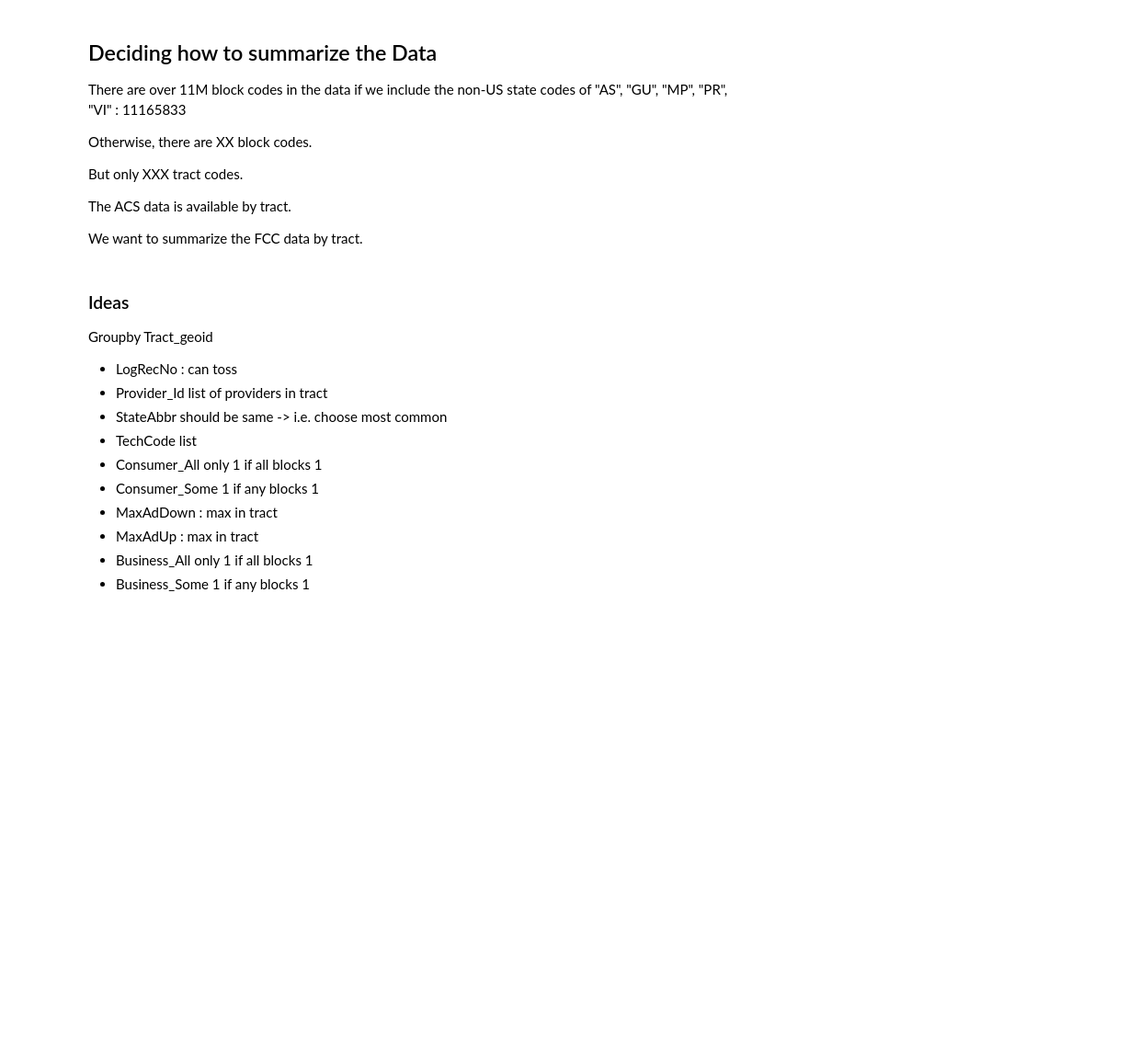
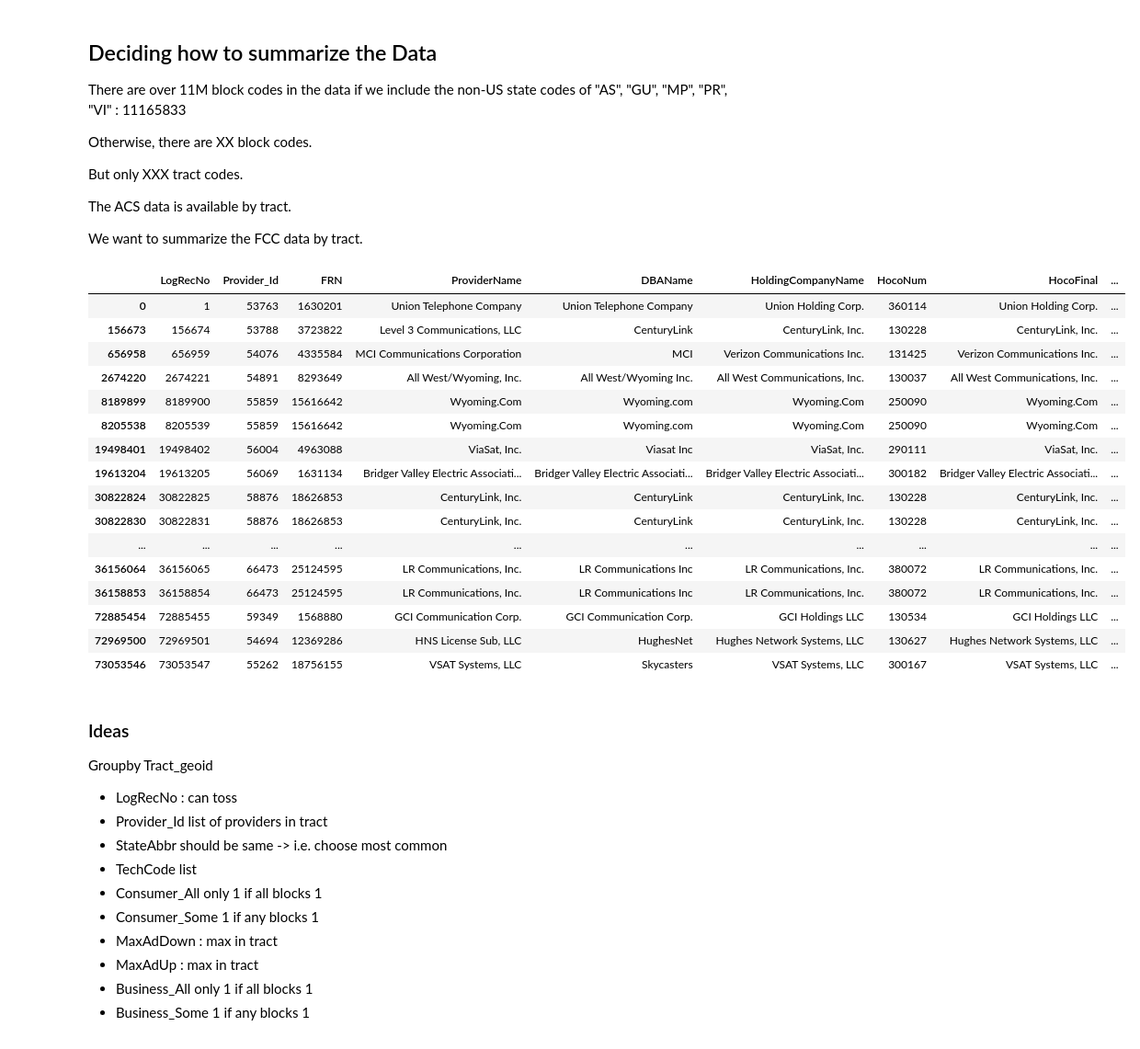
Before and after one commit to jcweaver/broadband-capstone, a Jupyter notebook: notebooks/FCC.ipynb, the cells around one changed output. Shown: that part at 92% size. Cells and saved outputs as stored; diff of their text form; code cells hidden in the pictures; blank space fills up the shorter version.

```diff
--- a/notebooks/FCC.ipynb
+++ b/notebooks/FCC.ipynb
@@ -112,0 +95,8 @@ See the caveats in the documentation: https://pandas.pydata.org/pandas-docs/stab
+# %%
+## Now that we have a tract ID, we can drop the BlockCode column
+
+newdf = df.drop("BlockCode", axis="columns")
+
+## Now that we have dropped the BlockCode column, we can drop duplicate rows (i.e. same provider info in a tract)
+newdf = newdf.drop_duplicates(subset = ["Provider_Id", "ProviderName", "DBAName", "TechCode", "Consumer", "Business",
+                                       "MaxAdDown", "MaxAdUp", "tract_geoid"])
@@ -113 +118,11 @@ See the caveats in the documentation: https://pandas.pydata.org/pandas-docs/stab
+# %%
+## Add some booleans for categories we care about
+
+newdf["Faster_than_25_3"] = newdf.apply(lambda row: (row["MaxAdDown"] > 25)&(row["MaxAdUp"] > 3), axis=1)
+newdf["Faster_than_100_3"] = newdf.apply(lambda row: (row["MaxAdDown"] > 100)&(row["MaxAdUp"] > 3), axis=1)
+
+## Wired
+newdf["Is_Wired"] = newdf.apply(lambda row: (row["TechCode"]>=10)|(row["TechCode"]<=50), axis=1)
+newdf["Is_Satellite"] = newdf.apply(lambda row: (row["TechCode"]==60), axis=1)
+newdf["Is_Fixed_Wireless"] = newdf.apply(lambda row: (row["TechCode"]==70), axis=1)
 # %%
@@ -192,3 +207,30 @@ But only XXX tract codes.
 The ACS data is available by tract.
 
 We want to summarize the FCC data by tract.
+# %%
+## Let's drop more duplicates (i.e. we don't care if a single tract has a same provider that offers both 110 & 110 in a tract)
+
+newdf = newdf.drop_duplicates(subset =["Provider_Id", "ProviderName", "DBAName", "Consumer", "Business",
+                                       "Faster_than_25_3", "Faster_than_100_3", "Is_Wired",
+                                       "Is_Satellite", "Is_Fixed_Wireless", "tract_geoid"])
+# %%
+## Let's look at results for a single tract
+newdf.loc[newdf.tract_geoid=='56037970500']
+# %% [output]
+|  | LogRecNo | Provider_Id | FRN | ProviderName | DBAName | HoldingCompanyName | HocoNum | HocoFinal | ... |
+| 0 | 1 | 53763 | 1630201 | Union Telephone Company | Union Telephone Company | Union Holding Corp. | 360114 | Union Holding Corp. | ... |
+| 156673 | 156674 | 53788 | 3723822 | Level 3 Communications, LLC | CenturyLink | CenturyLink, Inc. | 130228 | CenturyLink, Inc. | ... |
+| 656958 | 656959 | 54076 | 4335584 | MCI Communications Corporation | MCI | Verizon Communications Inc. | 131425 | Verizon Communications Inc. | ... |
+| 2674220 | 2674221 | 54891 | 8293649 | All West/Wyoming, Inc. | All West/Wyoming Inc. | All West Communications, Inc. | 130037 | All West Communications, Inc. | ... |
+| 8189899 | 8189900 | 55859 | 15616642 | Wyoming.Com | Wyoming.com | Wyoming.Com | 250090 | Wyoming.Com | ... |
+| 8205538 | 8205539 | 55859 | 15616642 | Wyoming.Com | Wyoming.com | Wyoming.Com | 250090 | Wyoming.Com | ... |
+| 19498401 | 19498402 | 56004 | 4963088 | ViaSat, Inc. | Viasat Inc | ViaSat, Inc. | 290111 | ViaSat, Inc. | ... |
+| 19613204 | 19613205 | 56069 | 1631134 | Bridger Valley Electric Associati... | Bridger Valley Electric Associati... | Bridger Valley Electric Associati... | 300182 | Bridger Valley Electric Associati... | ... |
+| 30822824 | 30822825 | 58876 | 18626853 | CenturyLink, Inc. | CenturyLink | CenturyLink, Inc. | 130228 | CenturyLink, Inc. | ... |
+| 30822830 | 30822831 | 58876 | 18626853 | CenturyLink, Inc. | CenturyLink | CenturyLink, Inc. | 130228 | CenturyLink, Inc. | ... |
+| ... | ... | ... | ... | ... | ... | ... | ... | ... | ... |
+| 36156064 | 36156065 | 66473 | 25124595 | LR Communications, Inc. | LR Communications Inc | LR Communications, Inc. | 380072 | LR Communications, Inc. | ... |
+| 36158853 | 36158854 | 66473 | 25124595 | LR Communications, Inc. | LR Communications Inc | LR Communications, Inc. | 380072 | LR Communications, Inc. | ... |
+| 72885454 | 72885455 | 59349 | 1568880 | GCI Communication Corp. | GCI Communication Corp. | GCI Holdings LLC | 130534 | GCI Holdings LLC | ... |
+| 72969500 | 72969501 | 54694 | 12369286 | HNS License Sub, LLC | HughesNet | Hughes Network Systems, LLC | 130627 | Hughes Network Systems, LLC | ... |
+| 73053546 | 73053547 | 55262 | 18756155 | VSAT Systems, LLC | Skycasters | VSAT Systems, LLC | 300167 | VSAT Systems, LLC | ... |
```
Also changed, not shown: parts of 19 cells of this notebook.
